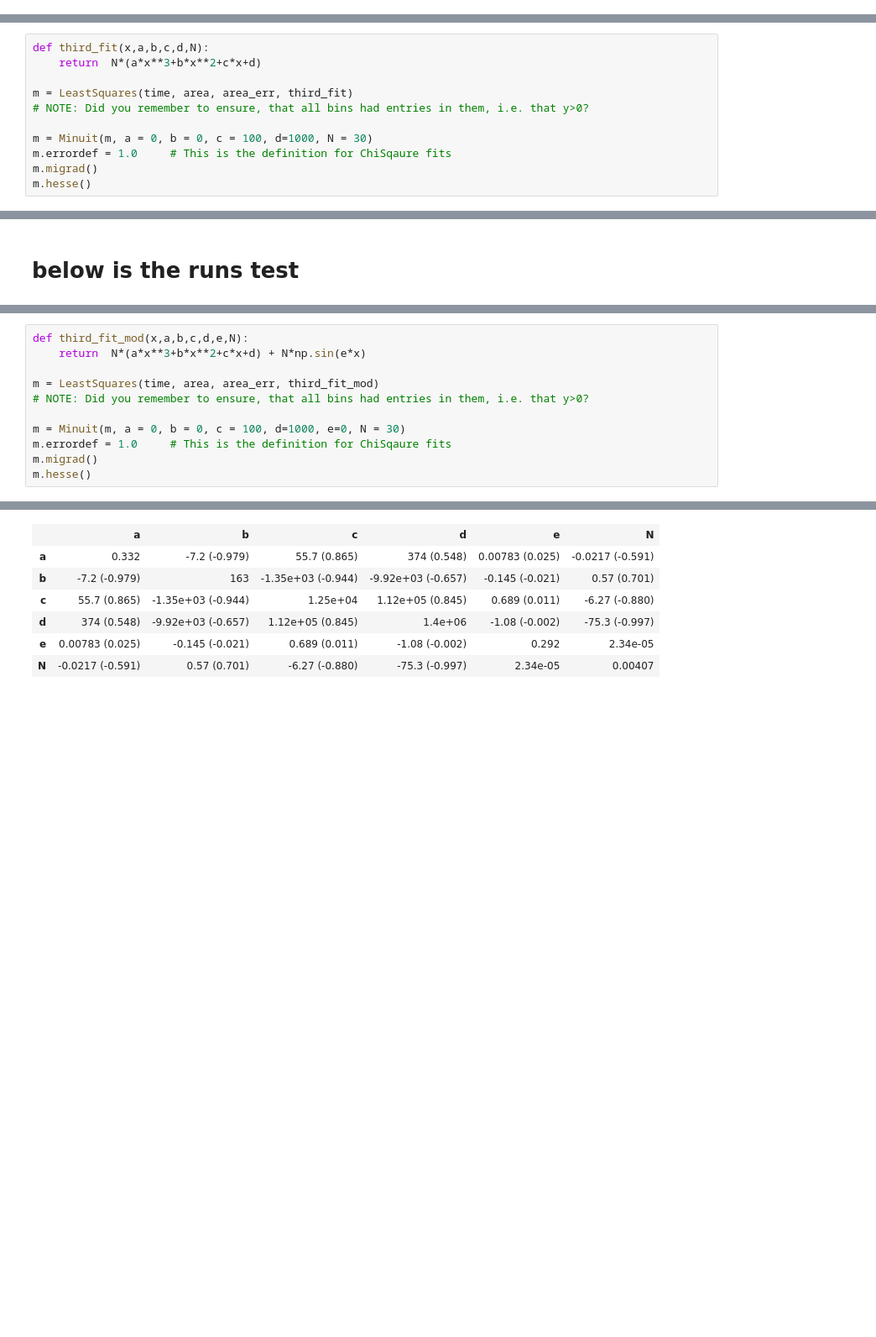
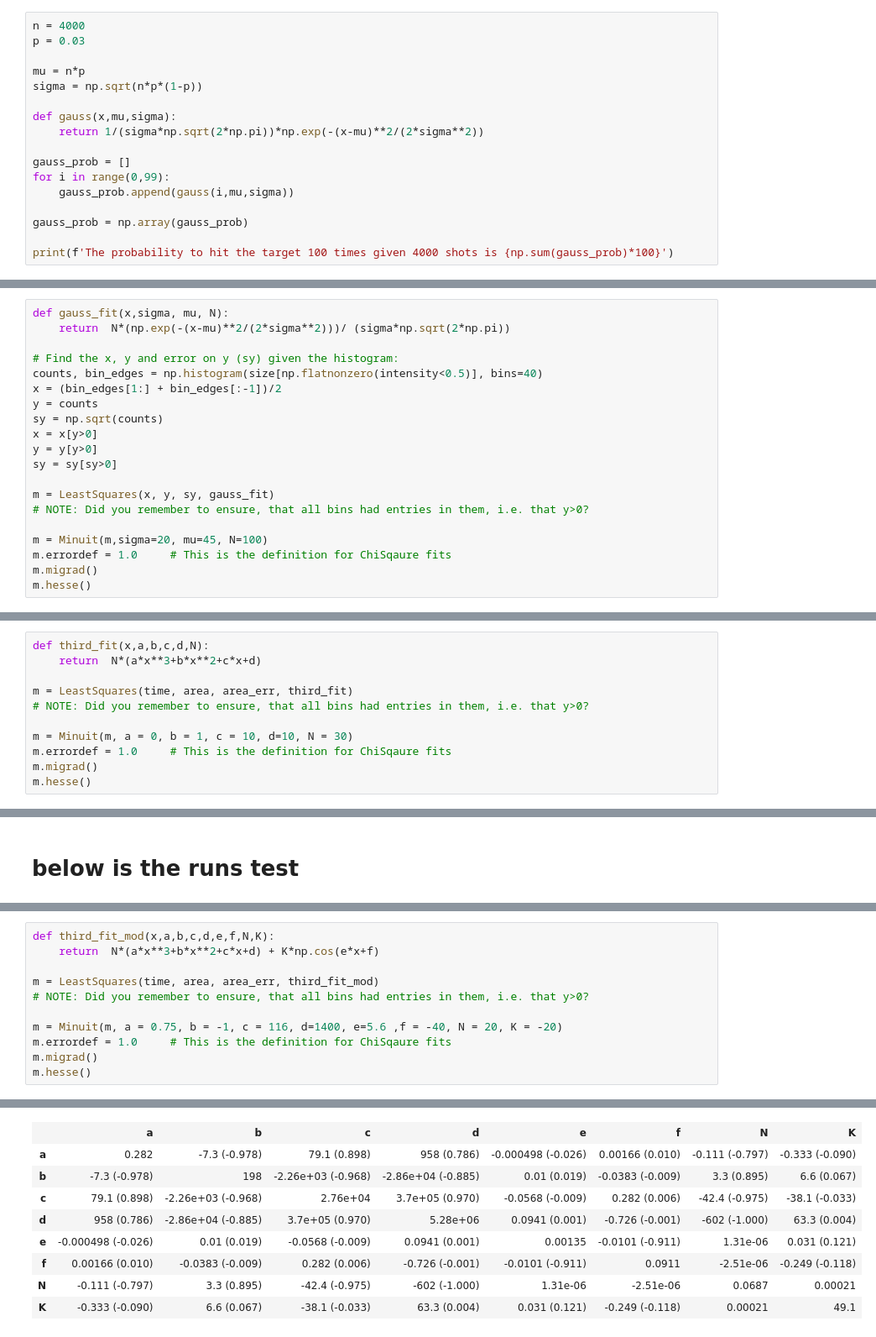
Before and after one commit to akjoelhede/Appstatgang_tornado, a Jupyter notebook: Anders_problemset/problem_set_anders.ipynb, the cells around one changed output, grey strips where cells are left out. Shown at 84% size. Saved outputs shown, nothing was run; the diff lists cells and outputs as text; blank space fills up the shorter version.

```diff
--- a/Anders_problemset/problem_set_anders.ipynb
+++ b/Anders_problemset/problem_set_anders.ipynb
@@ -15,0 +32,17 @@ plt.rcParams['font.size'] = 18     # Set some basic plotting parameters
+# %%
+n = 4000
+p = 0.03
+
+mu = n*p
+sigma = np.sqrt(n*p*(1-p))
+
+def gauss(x,mu,sigma):
+	return 1/(sigma*np.sqrt(2*np.pi))*np.exp(-(x-mu)**2/(2*sigma**2))
+
+gauss_prob = []
+for i in range(0,99):
+	gauss_prob.append(gauss(i,mu,sigma))
+
+gauss_prob = np.array(gauss_prob)
+
+print(f'The probability to hit the target 100 times given 4000 shots is {np.sum(gauss_prob)*100}')
@@ -300,3 +385,23 @@ ax.set(xlabel="x", ylabel="Frequency");
 ax.legend(title="\n".join(fit_info));
 # %% [output]
 [figure]
+# %%
+def gauss_fit(x,sigma, mu, N):
+    return  N*(np.exp(-(x-mu)**2/(2*sigma**2)))/ (sigma*np.sqrt(2*np.pi))
+
+# Find the x, y and error on y (sy) given the histogram:
+counts, bin_edges = np.histogram(size[np.flatnonzero(intensity<0.5)], bins=40)
+x = (bin_edges[1:] + bin_edges[:-1])/2
+y = counts
+sy = np.sqrt(counts)
+x = x[y>0]
+y = y[y>0]
+sy = sy[sy>0]
+
+m = LeastSquares(x, y, sy, gauss_fit)
+# NOTE: Did you remember to ensure, that all bins had entries in them, i.e. that y>0?
+
+m = Minuit(m,sigma=20, mu=45, N=100)
+m.errordef = 1.0     # This is the definition for ChiSqaure fits
+m.migrad()
+m.hesse()
@@ -387,7 +474,7 @@ def third_fit(x,a,b,c,d,N):
 m = LeastSquares(time, area, area_err, third_fit)
 # NOTE: Did you remember to ensure, that all bins had entries in them, i.e. that y>0?
 
-m = Minuit(m, a = 0, b = 0, c = 100, d=1000, N = 30)
+m = Minuit(m, a = 0, b = 1, c = 10, d=10, N = 30)
 m.errordef = 1.0     # This is the definition for ChiSqaure fits
 m.migrad()
 m.hesse()
@@ -470,11 +555,11 @@ ww_runs(len(Npos),len(Nneg),Ntot)
 # %%
-def third_fit_mod(x,a,b,c,d,e,N):
-    return  N*(a*x**3+b*x**2+c*x+d) + N*np.sin(e*x)
+def third_fit_mod(x,a,b,c,d,e,f,N,K):
+    return  N*(a*x**3+b*x**2+c*x+d) + K*np.cos(e*x+f)
 
 m = LeastSquares(time, area, area_err, third_fit_mod)
 # NOTE: Did you remember to ensure, that all bins had entries in them, i.e. that y>0?
 
-m = Minuit(m, a = 0, b = 0, c = 100, d=1000, e=0, N = 30)
+m = Minuit(m, a = 0.75, b = -1, c = 116, d=1400, e=5.6 ,f = -40, N = 20, K = -20)
 m.errordef = 1.0     # This is the definition for ChiSqaure fits
 m.migrad()
 m.hesse()
@@ -495,10 +582,12 @@ m.hesse()
-|  | a | b | c | d | e | N |
-| a | 0.332 | -7.2 (-0.979) | 55.7 (0.865) | 374 (0.548) | 0.00783 (0.025) | -0.0217 (-0.591) |
-| b | -7.2 (-0.979) | 163 | -1.35e+03 (-0.944) | -9.92e+03 (-0.657) | -0.145 (-0.021) | 0.57 (0.701) |
-| c | 55.7 (0.865) | -1.35e+03 (-0.944) | 1.25e+04 | 1.12e+05 (0.845) | 0.689 (0.011) | -6.27 (-0.880) |
-| d | 374 (0.548) | -9.92e+03 (-0.657) | 1.12e+05 (0.845) | 1.4e+06 | -1.08 (-0.002) | -75.3 (-0.997) |
-| e | 0.00783 (0.025) | -0.145 (-0.021) | 0.689 (0.011) | -1.08 (-0.002) | 0.292 | 2.34e-05 |
-| N | -0.0217 (-0.591) | 0.57 (0.701) | -6.27 (-0.880) | -75.3 (-0.997) | 2.34e-05 | 0.00407 |
+|  | a | b | c | d | e | f | N | K |
+| a | 0.282 | -7.3 (-0.978) | 79.1 (0.898) | 958 (0.786) | -0.000498 (-0.026) | 0.00166 (0.010) | -0.111 (-0.797) | -0.333 (-0.090) |
+| b | -7.3 (-0.978) | 198 | -2.26e+03 (-0.968) | -2.86e+04 (-0.885) | 0.01 (0.019) | -0.0383 (-0.009) | 3.3 (0.895) | 6.6 (0.067) |
+| c | 79.1 (0.898) | -2.26e+03 (-0.968) | 2.76e+04 | 3.7e+05 (0.970) | -0.0568 (-0.009) | 0.282 (0.006) | -42.4 (-0.975) | -38.1 (-0.033) |
+| d | 958 (0.786) | -2.86e+04 (-0.885) | 3.7e+05 (0.970) | 5.28e+06 | 0.0941 (0.001) | -0.726 (-0.001) | -602 (-1.000) | 63.3 (0.004) |
+| e | -0.000498 (-0.026) | 0.01 (0.019) | -0.0568 (-0.009) | 0.0941 (0.001) | 0.00135 | -0.0101 (-0.911) | 1.31e-06 | 0.031 (0.121) |
+| f | 0.00166 (0.010) | -0.0383 (-0.009) | 0.282 (0.006) | -0.726 (-0.001) | -0.0101 (-0.911) | 0.0911 | -2.51e-06 | -0.249 (-0.118) |
+| N | -0.111 (-0.797) | 3.3 (0.895) | -42.4 (-0.975) | -602 (-1.000) | 1.31e-06 | -2.51e-06 | 0.0687 | 0.00021 |
+| K | -0.333 (-0.090) | 6.6 (0.067) | -38.1 (-0.033) | 63.3 (0.004) | 0.031 (0.121) | -0.249 (-0.118) | 0.00021 | 49.1 |
 # %%
 fit_info = [f"$\\chi^2$ / $n_\\mathrm{{dof}}$ = {m.fval:.1f} / {len(x) - m.nfit}",]
 for p, v, e in zip(m.parameters, m.values, m.errors):
```
Also changed, not shown: parts of 40 cells of this notebook.
